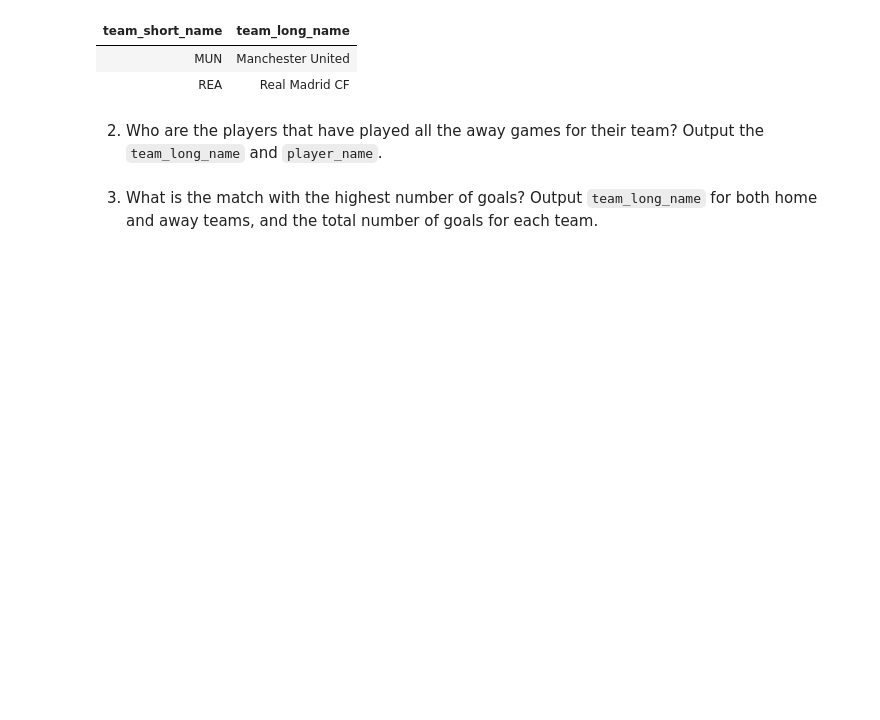
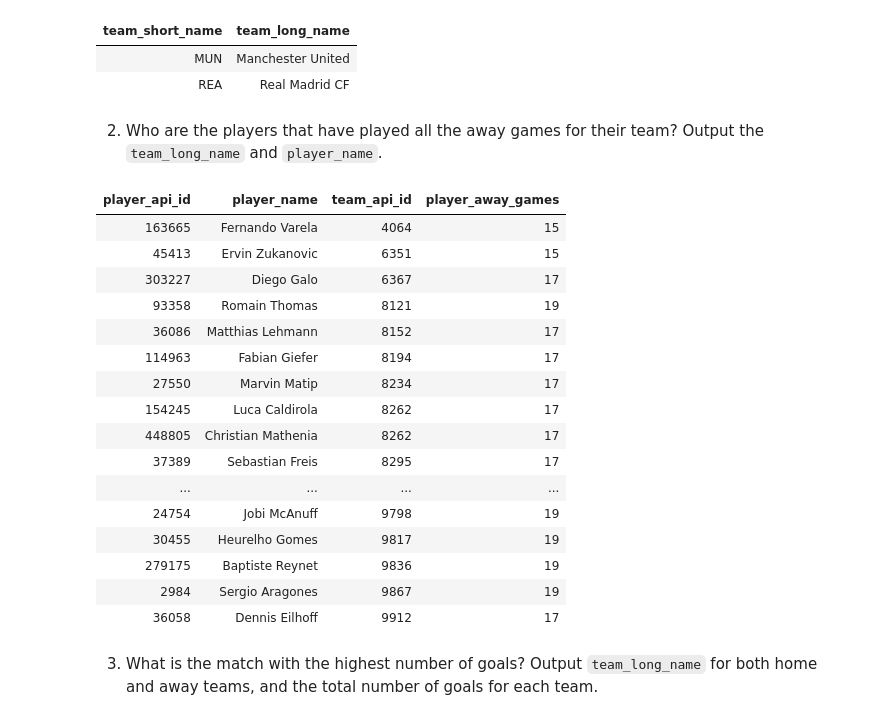
Before and after one commit to MargaridaEstrela/ISDB, a Jupyter notebook: 2 P2 Project/G2-p2-project.ipynb, the cells around one changed output. Saved outputs shown, nothing was run; the diff lists cells and outputs as text; code cells hidden in the pictures; blank space fills up the shorter version.

Commit message:
Number of away games

```diff
--- a/2 P2 Project/G2-p2-project.ipynb
+++ b/2 P2 Project/G2-p2-project.ipynb
@@ -339,6 +347,58 @@ WHERE p.player_name = 'Cristiano Ronaldo'
 2. Who are the players that have played all the away games for their team? Output the `team_long_name` and `player_name`.
 # %%
 %%sql psql
+WITH PlayerAwayGames AS (
+    SELECT
+        mp.player_api_id,
+        t.team_api_id,
+        COUNT(mp.match_api_id) AS player_away_games
+    FROM match_player mp
+    JOIN team t ON mp.team_api_id = t.team_api_id
+    WHERE  mp.home_team = false
+    GROUP BY
+        mp.player_api_id,
+        t.team_api_id
+),
+TeamAwayGames AS (
+    SELECT
+        t.team_api_id,
+        COUNT(m.away_team_api_id) AS team_away_games
+    FROM match m
+    JOIN team t ON m.away_team_api_id = t.team_api_id
+    GROUP BY
+        t.team_api_id
+)
+SELECT
+    p.player_name,
+    pag.team_api_id,
+    pag.player_away_games
+    t.team_long_name
+FROM PlayerAwayGames pag
+JOIN TeamAwayGames tag ON pag.team_api_id = tag.team_api_id
+JOIN player p ON pag.player_api_id = p.player_api_id
+JOIN Team t on pag.team_api_id = t.team_api_id
+WHERE pag.player_away_games = tag.team_away_games
+ORDER BY
+    pag.team_api_id,
+    pag.player_api_id;
+# %% [output]
+| player_api_id | player_name | team_api_id | player_away_games |
+| 163665 | Fernando Varela | 4064 | 15 |
+| 45413 | Ervin Zukanovic | 6351 | 15 |
+| 303227 | Diego Galo | 6367 | 17 |
+| 93358 | Romain Thomas | 8121 | 19 |
+| 36086 | Matthias Lehmann | 8152 | 17 |
+| 114963 | Fabian Giefer | 8194 | 17 |
+| 27550 | Marvin Matip | 8234 | 17 |
+| 154245 | Luca Caldirola | 8262 | 17 |
+| 448805 | Christian Mathenia | 8262 | 17 |
+| 37389 | Sebastian Freis | 8295 | 17 |
+| ... | ... | ... | ... |
+| 24754 | Jobi McAnuff | 9798 | 19 |
+| 30455 | Heurelho Gomes | 9817 | 19 |
+| 279175 | Baptiste Reynet | 9836 | 19 |
+| 2984 | Sergio Aragones | 9867 | 19 |
+| 36058 | Dennis Eilhoff | 9912 | 17 |
 # %% [markdown]
 3. What is the match with the highest number of goals? Output `team_long_name` for both home and away teams, and the total number of goals for each team.
 # %%
```
Also changed, not shown: parts of 3 cells of this notebook.
